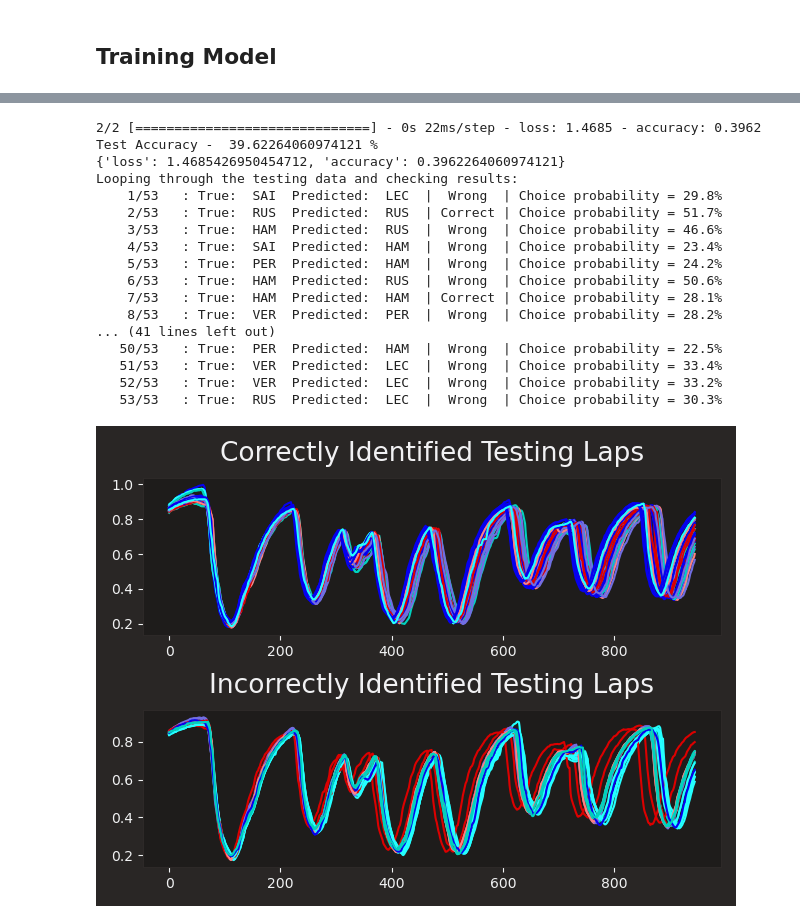
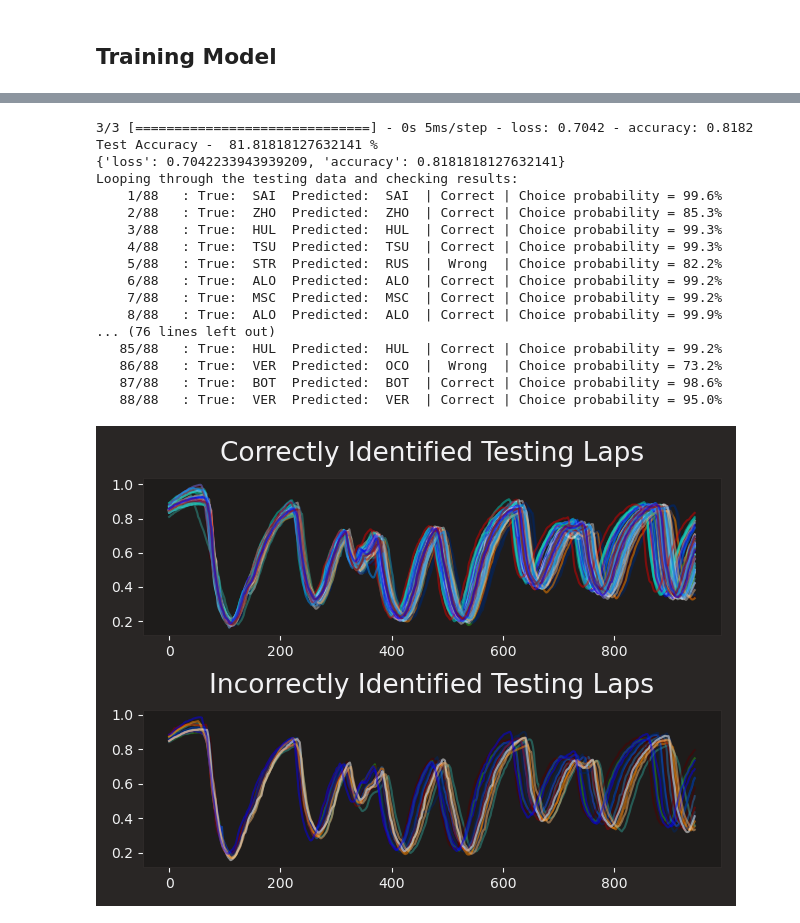
Before and after one commit to djsouthall/f1_djsouthall, a Jupyter notebook: ml/guess_driver_from_telem.ipynb, the cells around one changed output, grey strips where cells are left out. Drawn from its saved outputs; the diff is of its cells as text; code cells hidden in the pictures.

Commit message:
driver guess update

```diff
--- a/ml/guess_driver_from_telem.ipynb
+++ b/ml/guess_driver_from_telem.ipynb
@@ -87,7 +87,7 @@ all_drivers = np.unique([c.split('_')[0] for c in refined_laps.columns])
 
 # For simplificity here we can reduce the number of drivers to consider
 # or use the fully available set.
-if False:
+if True:
     choose_drivers = all_drivers
 else:
     choose_drivers = ['VER', 'PER', 'LEC', 'SAI', 'HAM', 'RUS'] # Some subset to simplify the problem down to a handful of drivers first
@@ -160,7 +160,7 @@ Here we split the data into training and testing data.  We then process the labe
 np_laps = refined_laps.to_numpy().T #Will cut off laps longer than shortest lap in the calander.
 labels = np.asarray([c.split('_')[0] for c in refined_laps.columns])
 
-training_percent = 0.8
+training_percent = 0.9
 
 training_n = int(training_percent*len(refined_laps.columns))
 training_indices = np.random.choice(range(len(refined_laps.columns)), size=training_n, replace=False)
@@ -214,7 +213,7 @@ else:
         ])
 
 # optimizer = optimizers.Adam(clipvalue=0.5)
-optimizer = keras.optimizers.Adam(learning_rate=1e-5)#RMSprop
+optimizer = keras.optimizers.Adam(learning_rate=1e-4)#RMSprop
 model.summary()
 
 # Using accuracy as the metric below seems important. I originally was using categorical accuracy and it was causing
@@ -249,7 +248,7 @@ assert np.any(np.isnan(testing_labels)) == False
 assert type(training_data) == type(training_labels)
 
 print('Training on {} laps, and testing on {}, attempting to distinguish between {} drivers.'.format(training_data.shape[0], testing_data.shape[0], len(np.unique(training_labels))))
-model.fit(training_data, training_labels, batch_size=20, epochs=1000, verbose=2)#, validation_split=0.2
+model.fit(training_data, training_labels, batch_size=20, epochs=5000, verbose=0)#, validation_split=0.2
 
 result = model.evaluate(testing_data,testing_labels,verbose=1)
 
@@ -279,41 +265,41 @@ Test Accuracy -  39.62264060974121 %
 # %%
 result = model.evaluate(testing_data,testing_labels,verbose=1)
 
 # Changing the accuracy into a percentage
 testing_acc = result[1]*100
 # Printing the accuracy
 print('Test Accuracy - ', testing_acc,'%')
 print(dict(zip(model.metrics_names, result)))
 
 predictions = model(testing_data, training=False)
 print('Looping through the testing data and checking results:')
 
 plt.figure()
 ax1 = plt.subplot(2,1,1)
 ax1.title.set_text('Correctly Identified Testing Laps')
 ax2 = plt.subplot(2,1,2)
 ax2.title.set_text('Incorrectly Identified Testing Laps')
 for i, (expect, predict) in enumerate(zip(testing_labels.numpy() , predictions.numpy())):
     print('{:5}/{:<5}: True:{:^7}Predicted:{:^7}| {:^7} | Choice probability = {:.1f}%'.format(i+1, testing_data.shape[0], label_dict[expect[0]].upper(), label_dict[predict.argmax()].upper(), ['Wrong', 'Correct'][predict.argmax() == expect[0]],  predict.max()*100))
-    [ax1, ax2][predict.argmax() == expect[0]].plot(testing_data.numpy()[i], c=fastf1.plotting.driver_color(label_dict[expect[0]].upper()), alpha=1.0)
+    [ax2, ax1][predict.argmax() == expect[0]].plot(testing_data.numpy()[i], c=fastf1.plotting.driver_color(label_dict[expect[0]].upper()), alpha=0.5)
 
 plt.tight_layout()
 # %% [output]
-2/2 [==============================] - 0s 22ms/step - loss: 1.4685 - accuracy: 0.3962
-Test Accuracy -  39.62264060974121 %
-{'loss': 1.4685426950454712, 'accuracy': 0.3962264060974121}
+3/3 [==============================] - 0s 5ms/step - loss: 0.7042 - accuracy: 0.8182
+Test Accuracy -  81.81818127632141 %
+{'loss': 0.7042233943939209, 'accuracy': 0.8181818127632141}
 Looping through the testing data and checking results:
-    1/53   : True:  SAI  Predicted:  LEC  |  Wrong  | Choice probability = 29.8%
-    2/53   : True:  RUS  Predicted:  RUS  | Correct | Choice probability = 51.7%
-    3/53   : True:  HAM  Predicted:  RUS  |  Wrong  | Choice probability = 46.6%
-    4/53   : True:  SAI  Predicted:  HAM  |  Wrong  | Choice probability = 23.4%
-    5/53   : True:  PER  Predicted:  HAM  |  Wrong  | Choice probability = 24.2%
-    6/53   : True:  HAM  Predicted:  RUS  |  Wrong  | Choice probability = 50.6%
-    7/53   : True:  HAM  Predicted:  HAM  | Correct | Choice probability = 28.1%
-    8/53   : True:  VER  Predicted:  PER  |  Wrong  | Choice probability = 28.2%
-... (41 lines left out)
-   50/53   : True:  PER  Predicted:  HAM  |  Wrong  | Choice probability = 22.5%
-   51/53   : True:  VER  Predicted:  LEC  |  Wrong  | Choice probability = 33.4%
-   52/53   : True:  VER  Predicted:  LEC  |  Wrong  | Choice probability = 33.2%
-   53/53   : True:  RUS  Predicted:  LEC  |  Wrong  | Choice probability = 30.3%
+    1/88   : True:  SAI  Predicted:  SAI  | Correct | Choice probability = 99.6%
+    2/88   : True:  ZHO  Predicted:  ZHO  | Correct | Choice probability = 85.3%
+    3/88   : True:  HUL  Predicted:  HUL  | Correct | Choice probability = 99.3%
+    4/88   : True:  TSU  Predicted:  TSU  | Correct | Choice probability = 99.3%
+    5/88   : True:  STR  Predicted:  RUS  |  Wrong  | Choice probability = 82.2%
+    6/88   : True:  ALO  Predicted:  ALO  | Correct | Choice probability = 99.2%
+    7/88   : True:  MSC  Predicted:  MSC  | Correct | Choice probability = 99.2%
+    8/88   : True:  ALO  Predicted:  ALO  | Correct | Choice probability = 99.9%
+... (76 lines left out)
+   85/88   : True:  HUL  Predicted:  HUL  | Correct | Choice probability = 99.2%
+   86/88   : True:  VER  Predicted:  OCO  |  Wrong  | Choice probability = 73.2%
+   87/88   : True:  BOT  Predicted:  BOT  | Correct | Choice probability = 98.6%
+   88/88   : True:  VER  Predicted:  VER  | Correct | Choice probability = 95.0%
-[figure, old version]
+[figure, new version]
```
Also changed, not shown: parts of 8 cells of this notebook.
